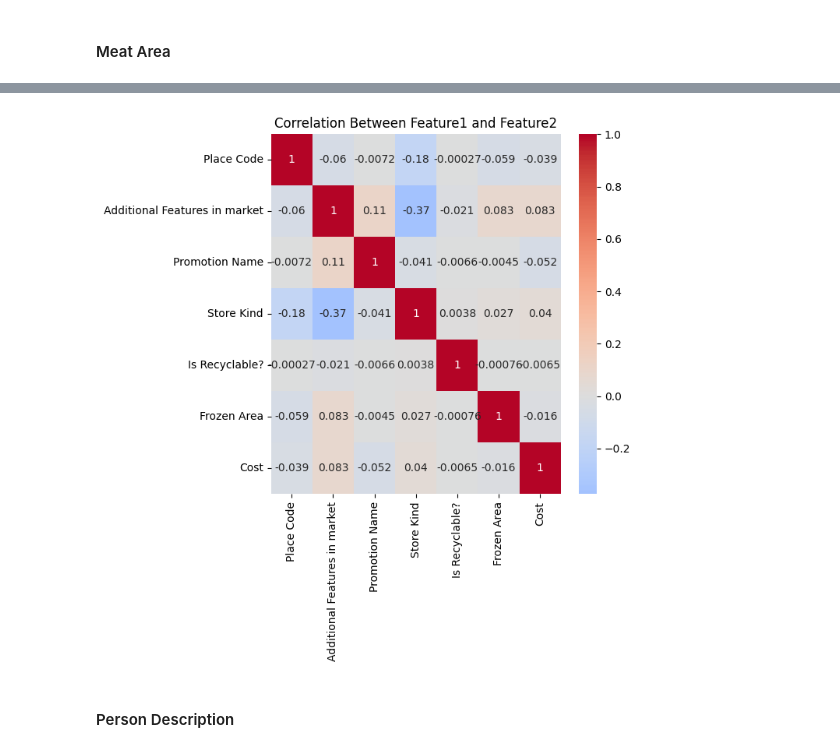
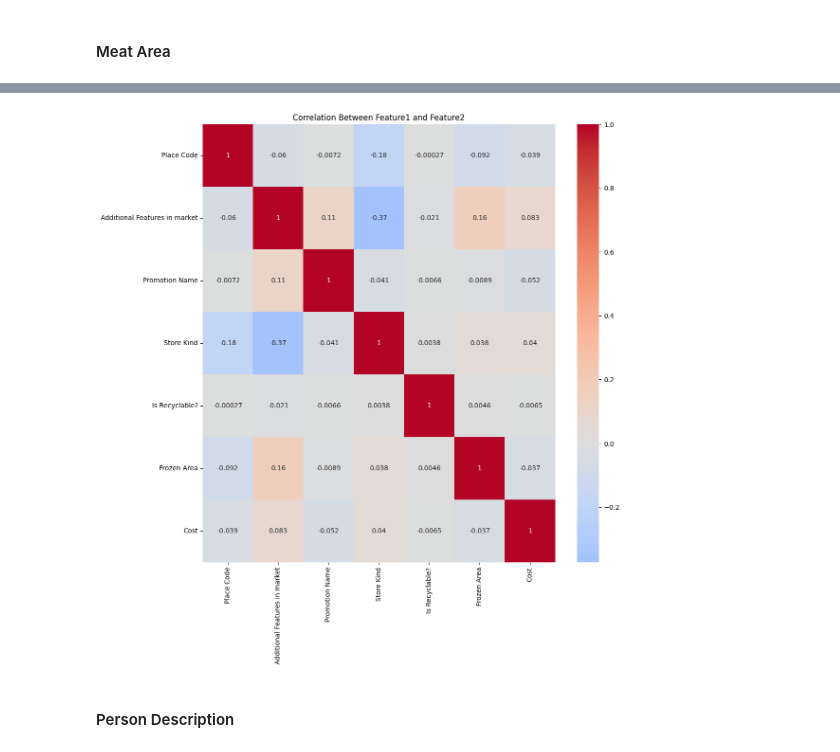
Before and after one commit to MohamedAziz15/ReggressorCost-Competition, a Jupyter notebook: Cost_Regressor_.ipynb, the cells around one changed output, grey strips where cells are left out. Cells and saved outputs as stored; diff of their text form; code cells hidden in the pictures.

```diff
--- a/Cost_Regressor_.ipynb
+++ b/Cost_Regressor_.ipynb
@@ -563,13 +623,10 @@ print ("Any null values Here ? ",(df['Grocery Area']==0).sum())
 Any null values Here ?  1979
 # %%
 for i in range(df.shape[0]):
-    # item = df.loc[i,'Grocery Area']
-    # print(item)
-  #  print(type(df["Grocery Area"][i]))
-    # print('-------------------------------------')
-   if df['Grocery Area'].iloc[i] == "0":
+    string= df['Grocery Area'].iloc[i]
+    if string == 0:
       # check if StoreArea	- FrozenArea + MeatArea Are nulls
        if df["Store Area"][i] != 0  and  df["Frozen Area"][i] != 0 and  df["Meat Area"][i] != 0 :
           #GroceryArea  = store Area	+ Frozen Area + Meat Area
-          df.loc[i,'Grocery Area']  = float(df["Store Area"][i]) -  float(df["Frozen Area"][i]) + float(df["Meat Area"][i])
+          df.loc[i,'Grocery Area']  = float(df["Store Area"][i]) - ( float(df["Frozen Area"][i]) + float(df["Meat Area"][i]))
           print('Grocery Area'  ,df.loc[i,'Grocery Area'] ,' Store Area',df["Store Area"][i],'- Frozen Area' ,df["Frozen Area"][i],' Meat Area'   ,df["Meat Area"][i])
@@ -581,0 +665,9 @@ Any null values Here ?  1979
+# %%
+for i in range(df.shape[0]):
+    string= df['Frozen Area'].iloc[i]
+    if string == 0:
+      # check if Store Area	- [Grocery Area + Meat Area]  Are nulls
+       if df["Store Area"][i] != 0  and  df["Grocery Area"][i] != 0 and  df["Meat Area"][i] != 0 :
+          #Frozen Area  = store Area	- [Grocery Area + Meat Area]
+          df.loc[i,'Frozen Area']  = float(df["Store Area"][i]) - (( float(df["Grocery Area"][i]) + float(df["Meat Area"][i])))
+          print('Frozen Area'  ,df.loc[i,'Frozen Area'] ,'= Store Area',df["Store Area"][i],'- Grocery Area' ,df["Grocery Area"][i],'+ Meat Area'   ,df["Meat Area"][i])
@@ -583,0 +706,9 @@ Any null values Here ?  1979
+# %%
+for i in range(df.shape[0]):
+    string= df['Meat Area'].iloc[i]
+    if string == 0:
+      # check if Store Area	- [Grocery Area + Frozen Area]  Are nulls
+       if df["Store Area"][i] != 0  and  df["Grocery Area"][i] != 0 and  df["Frozen Area"][i] != 0 :
+          #Meat Area  = store Area	- [Grocery Area + Frozen Area]
+          df.loc[i,'Meat Area']  = float(df["Store Area"][i]) - (( float(df["Grocery Area"][i]) + float(df["Frozen Area"][i])))
+          print('Meat Area'  ,df.loc[i,'Meat Area'] ,'= Store Area',df["Store Area"][i],'- Grocery Area' ,df["Grocery Area"][i],'+ Frozen Area'   ,df["Frozen Area"][i])
@@ -583,0 +789,2 @@ Any null values Here ?  1979
+# %%
+df=df.dropna()
@@ -584,14 +825,14 @@ Any null values Here ?  1979
 # %%
 # Calculate the correlation matrix
 correlation_matrix = df.corr()
 
 # Plot a heatmap to visualize the correlation
-plt.figure(figsize=(6, 6))
+plt.figure(figsize=(12, 12))
 sns.heatmap(correlation_matrix, annot=True, cmap='coolwarm', center=0)
 plt.title('Correlation Between Feature1 and Feature2')
 plt.show()
 # %% [output]
-[figure, old version]
+[figure, new version]
 # %% [markdown]
 #### Person Description
 # %%
```
Also changed, not shown: parts of 34 cells of this notebook.
